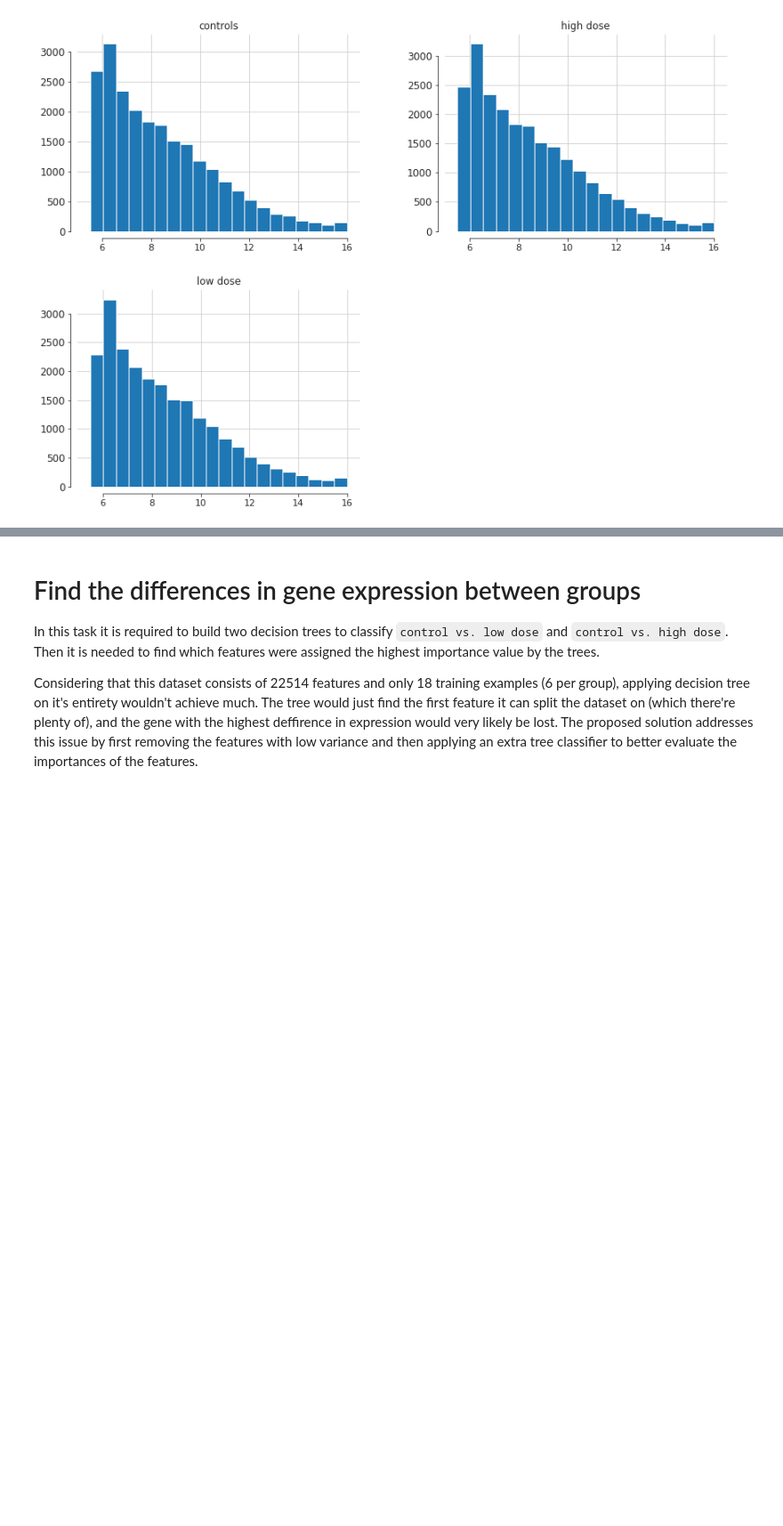
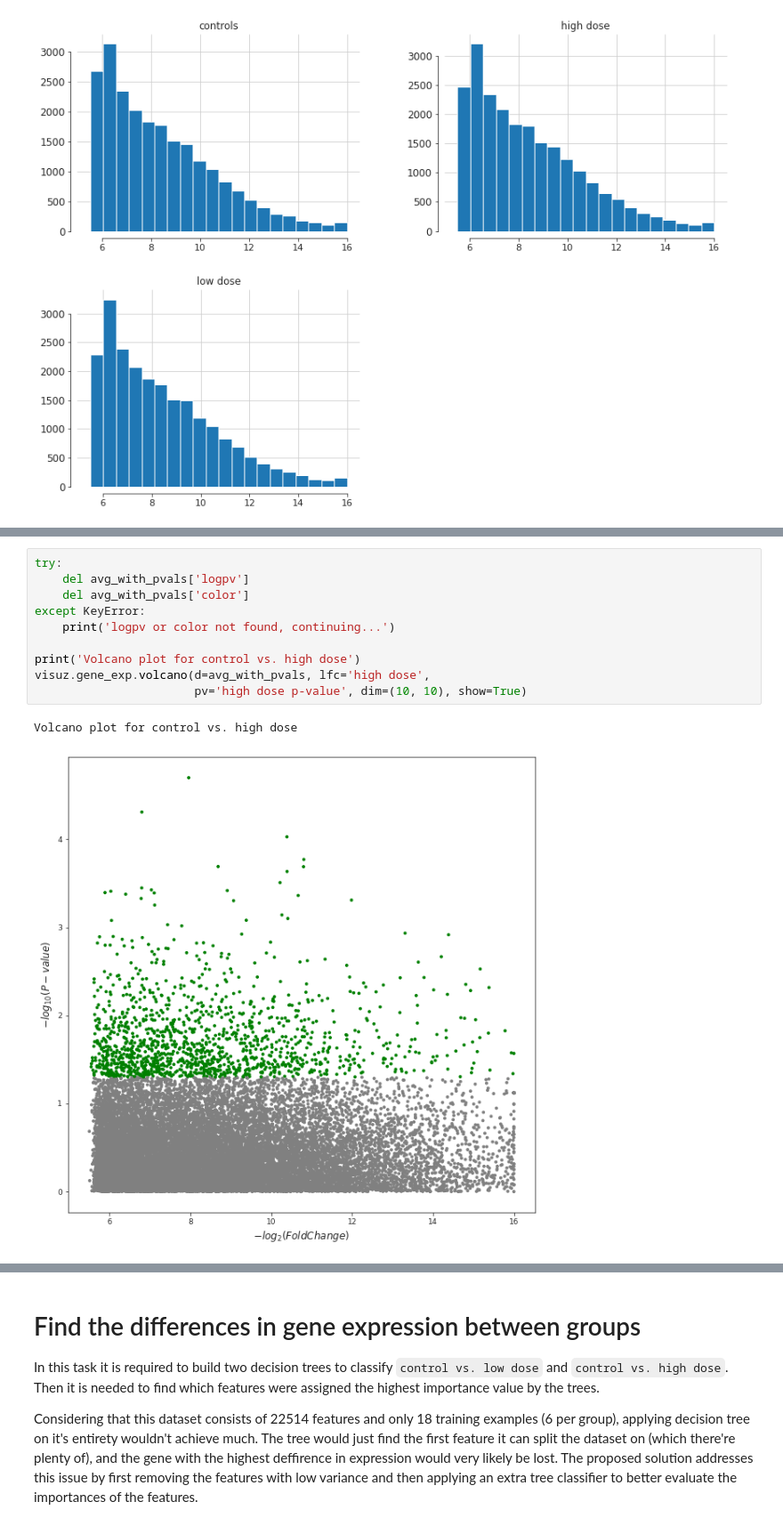
Before and after one commit to SquareWhite/gene-differentiation, a Jupyter notebook: gene_differentiation.ipynb, the cells around one changed output, grey strips where cells are left out. Shown at 89% size. Drawn from its saved outputs; the diff is of its cells as text; blank space fills up the shorter version.

```diff
--- a/gene_differentiation.ipynb
+++ b/gene_differentiation.ipynb
@@ -152,0 +199,13 @@ sns.despine(offset=8, trim=True)
+# %%
+try:
+    del avg_with_pvals['logpv']
+    del avg_with_pvals['color']
+except KeyError:
+    print('logpv or color not found, continuing...')
+
+print('Volcano plot for control vs. high dose')
+visuz.gene_exp.volcano(d=avg_with_pvals, lfc='high dose',
+                       pv='high dose p-value', dim=(10, 10), show=True)
+# %% [output]
+Volcano plot for control vs. high dose
+[figure, added]
```
Also changed, not shown: parts of 9 cells of this notebook, 2 other files.
